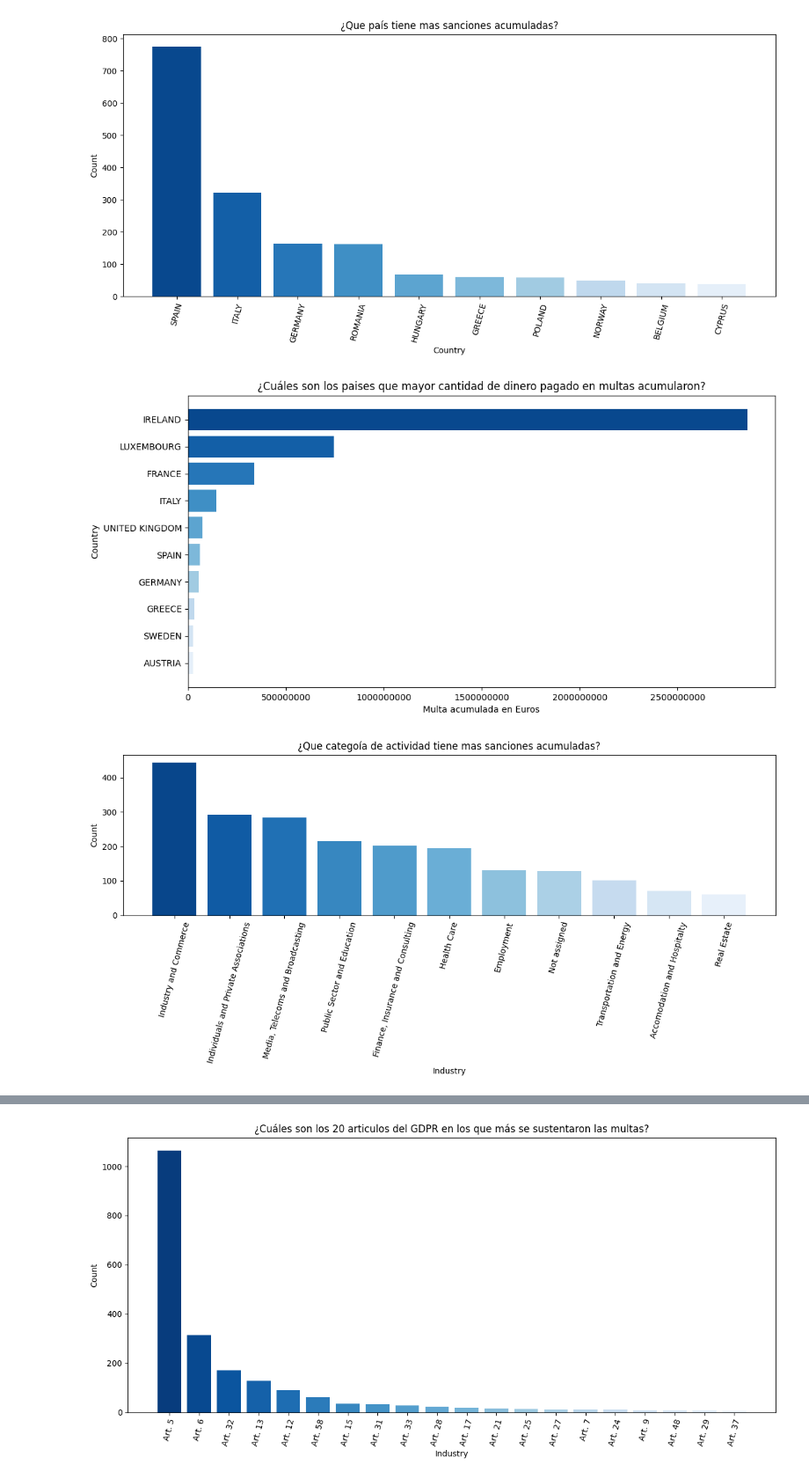
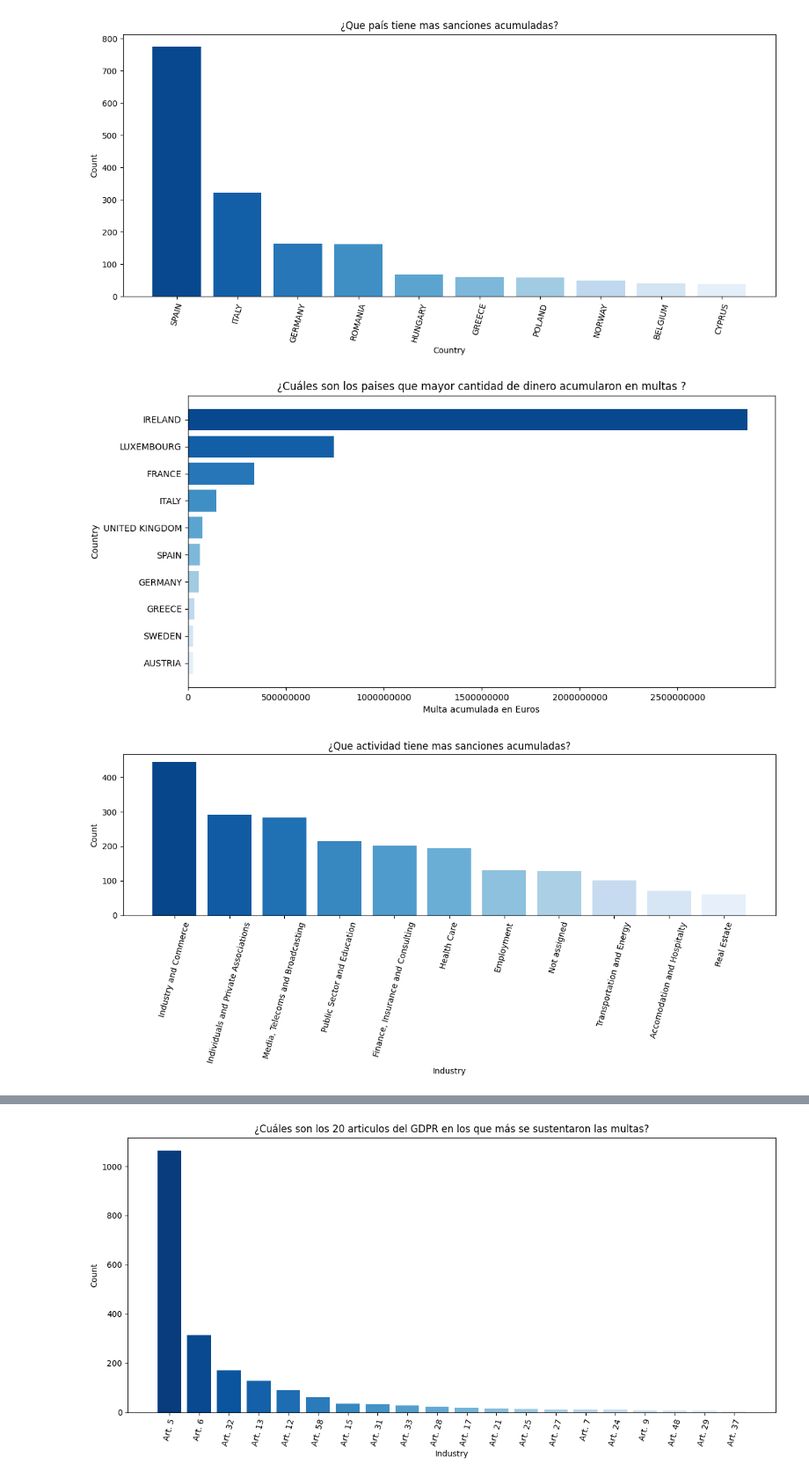
Before and after one commit to gomezgaston/Data_Compliance_Analysis, a Jupyter notebook: EDA.ipynb, the cells around one changed output, grey strips where cells are left out. Shown: that part at 88% size. Drawn from its saved outputs; the diff is of its cells as text; code cells hidden in the pictures.

```diff
--- a/EDA.ipynb
+++ b/EDA.ipynb
@@ -39,28 +39,28 @@ plt.barh(df_aux.country, df_aux.penalty_fee, color=colors)  # Usa plt.barh para
 plt.ticklabel_format(style='plain', axis='x')
 plt.xlabel('Multa acumulada en Euros')  # Invierte los títulos de los ejes x y y
 plt.ylabel('Country')
-plt.title('¿Cuáles son los paises que mayor cantidad de dinero pagado en multas acumularon?')
+plt.title('¿Cuáles son los paises que mayor cantidad de dinero acumularon en multas ?')
 plt.show() # Rotate x-axis labels for readability
 # %% [output]
-[figure, old version]
+[figure, new version]
 # %%
 #que industria es la mas afectada por el GDPR
 df_aux = df['subjet_industry'].value_counts()
 
 colors = sns.color_palette("Blues", len(df_aux))[::-1]
 
 plt.figure(figsize=(12, 6))
 plt.bar(df_aux.index, df_aux, color=colors)  # Use df_aux.index and df_aux values for plotting
 plt.xlabel('Industry')
 plt.ylabel('Count')
-plt.title('¿Que categoía de actividad tiene mas sanciones acumuladas?')
+plt.title('¿Que actividad tiene mas sanciones acumuladas?')
 plt.xticks(rotation=75)  # Rotate x-axis labels for readability
 
 # Show the plot
 plt.tight_layout()
 plt.show()
 # %% [output]
-[figure, old version]
+[figure, new version]
 # %%
 #cuales son las industrias que tienen la mayor cantidad acumulada de multas?
 df_aux = df.groupby("subjet_industry")["penalty_fee"].sum().reset_index().sort_values(by = "penalty_fee")
```
Also changed, not shown: parts of 4 cells of this notebook, 7 other files.
